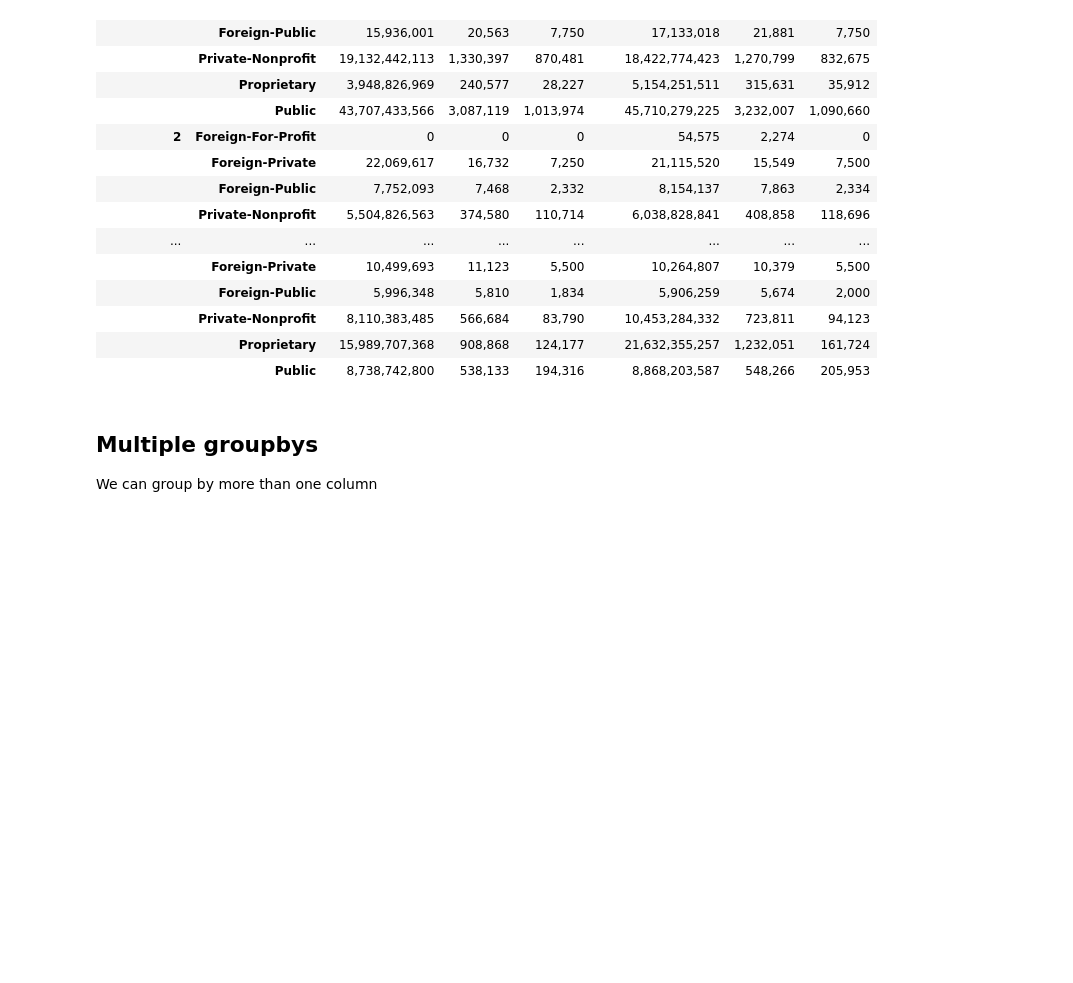
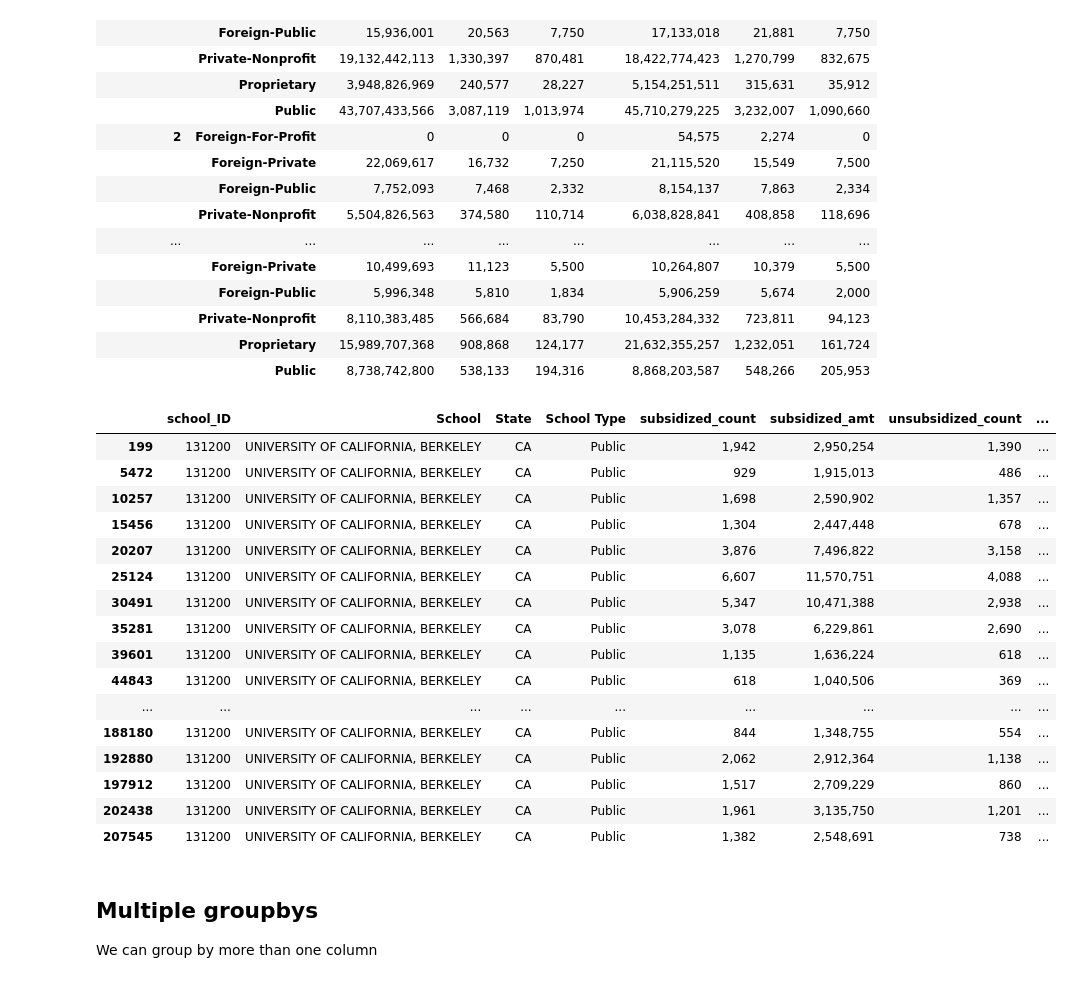
Before and after one commit to lauraplive/wk-9-agg, a Jupyter notebook: wk9-agg-disagg-BLANK.ipynb, the cells around one changed output. Saved outputs shown, nothing was run; the diff lists cells and outputs as text; code cells hidden in the pictures; blank space fills up the shorter version.

```diff
--- a/wk9-agg-disagg-BLANK.ipynb
+++ b/wk9-agg-disagg-BLANK.ipynb
@@ -474,6 +474,26 @@ df.groupby(["academic_q", "School Type"])[["subsidized_amt", "unsubsidized_amt"]
 |  | Private-Nonprofit | 8,110,383,485 | 566,684 | 83,790 | 10,453,284,332 | 723,811 | 94,123 |
 |  | Proprietary | 15,989,707,368 | 908,868 | 124,177 | 21,632,355,257 | 1,232,051 | 161,724 |
 |  | Public | 8,738,742,800 | 538,133 | 194,316 | 8,868,203,587 | 548,266 | 205,953 |
+# %%
+df.query("school_ID == 131200")
+# %% [output]
+|  | school_ID | School | State | School Type | subsidized_count | subsidized_amt | unsubsidized_count | ... |
+| 199 | 131200 | UNIVERSITY OF CALIFORNIA, BERKELEY | CA | Public | 1,942 | 2,950,254 | 1,390 | ... |
+| 5472 | 131200 | UNIVERSITY OF CALIFORNIA, BERKELEY | CA | Public | 929 | 1,915,013 | 486 | ... |
+| 10257 | 131200 | UNIVERSITY OF CALIFORNIA, BERKELEY | CA | Public | 1,698 | 2,590,902 | 1,357 | ... |
+| 15456 | 131200 | UNIVERSITY OF CALIFORNIA, BERKELEY | CA | Public | 1,304 | 2,447,448 | 678 | ... |
+| 20207 | 131200 | UNIVERSITY OF CALIFORNIA, BERKELEY | CA | Public | 3,876 | 7,496,822 | 3,158 | ... |
+| 25124 | 131200 | UNIVERSITY OF CALIFORNIA, BERKELEY | CA | Public | 6,607 | 11,570,751 | 4,088 | ... |
+| 30491 | 131200 | UNIVERSITY OF CALIFORNIA, BERKELEY | CA | Public | 5,347 | 10,471,388 | 2,938 | ... |
+| 35281 | 131200 | UNIVERSITY OF CALIFORNIA, BERKELEY | CA | Public | 3,078 | 6,229,861 | 2,690 | ... |
+| 39601 | 131200 | UNIVERSITY OF CALIFORNIA, BERKELEY | CA | Public | 1,135 | 1,636,224 | 618 | ... |
+| 44843 | 131200 | UNIVERSITY OF CALIFORNIA, BERKELEY | CA | Public | 618 | 1,040,506 | 369 | ... |
+| ... | ... | ... | ... | ... | ... | ... | ... | ... |
+| 188180 | 131200 | UNIVERSITY OF CALIFORNIA, BERKELEY | CA | Public | 844 | 1,348,755 | 554 | ... |
+| 192880 | 131200 | UNIVERSITY OF CALIFORNIA, BERKELEY | CA | Public | 2,062 | 2,912,364 | 1,138 | ... |
+| 197912 | 131200 | UNIVERSITY OF CALIFORNIA, BERKELEY | CA | Public | 1,517 | 2,709,229 | 860 | ... |
+| 202438 | 131200 | UNIVERSITY OF CALIFORNIA, BERKELEY | CA | Public | 1,961 | 3,135,750 | 1,201 | ... |
+| 207545 | 131200 | UNIVERSITY OF CALIFORNIA, BERKELEY | CA | Public | 1,382 | 2,548,691 | 738 | ... |
 # %%
 ## get both loans but calc sum, mean and median at one time
 # %% [markdown]
```
Also changed, not shown: parts of 2 cells of this notebook.
